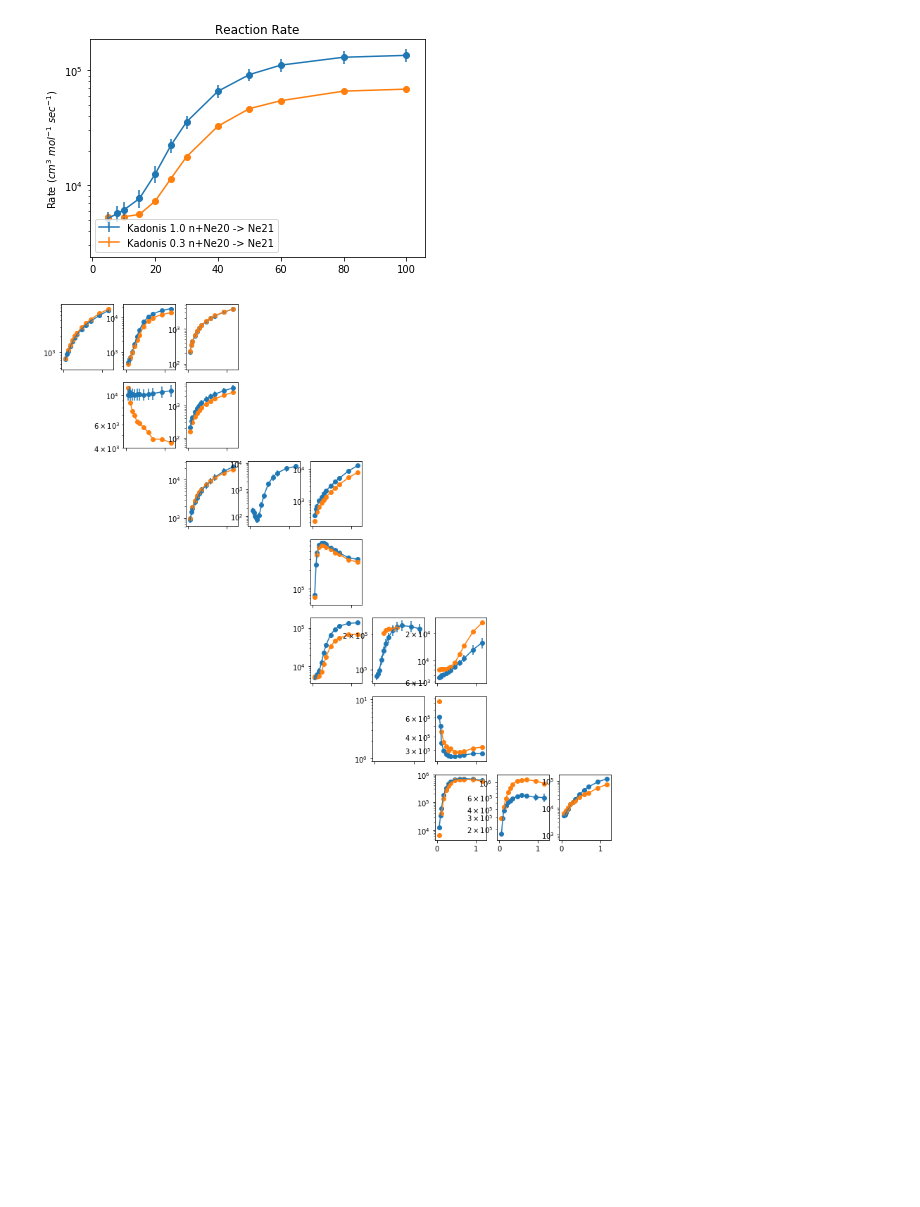
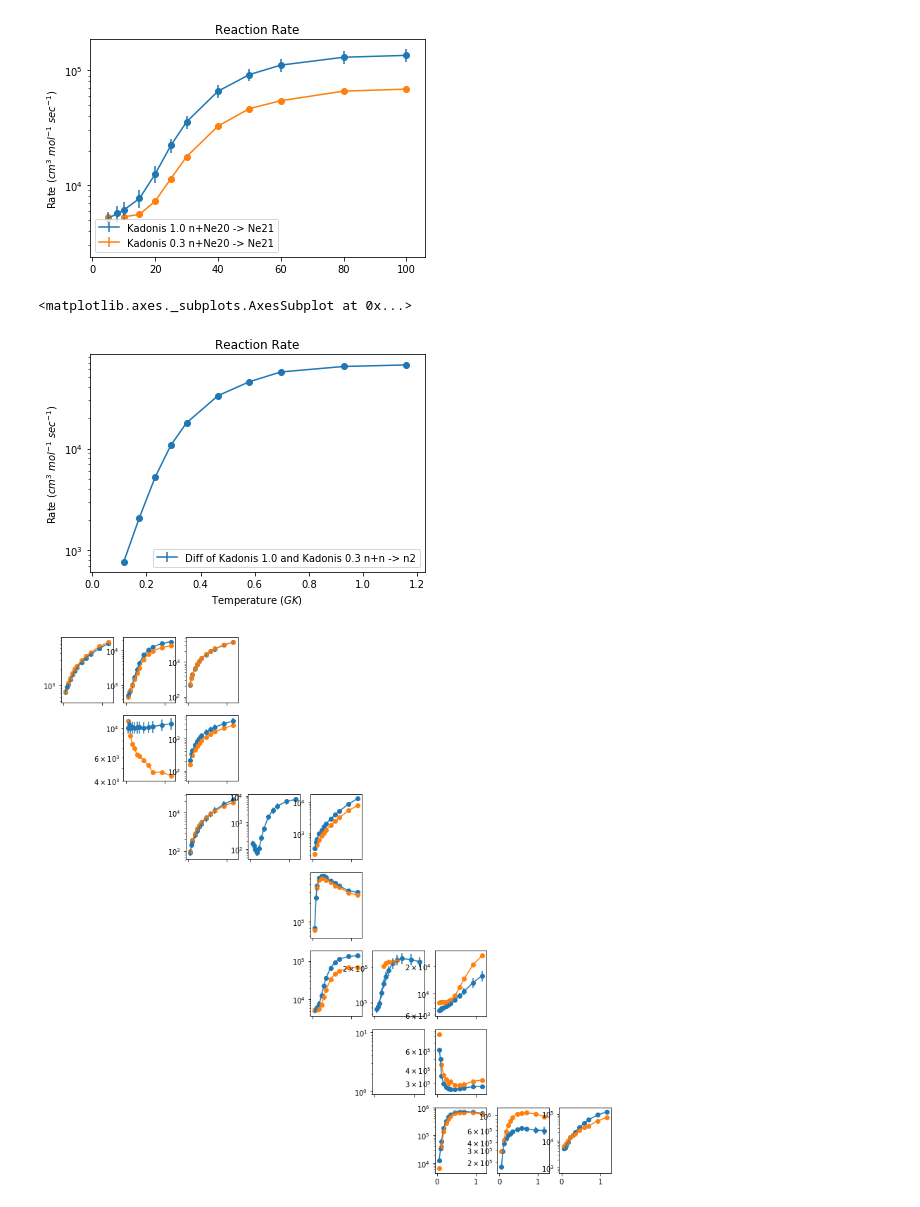
Before and after one commit to Samuel316/Rates, a Jupyter notebook: notebooks/Kadonis_file_compare.ipynb, the cells around one changed output. Saved outputs shown, nothing was run; the diff lists cells and outputs as text; code cells hidden in the pictures; blank space fills up the shorter version.

Commit message:
fixed label in diff

```diff
--- a/notebooks/Kadonis_file_compare.ipynb
+++ b/notebooks/Kadonis_file_compare.ipynb
@@ -24,6 +23,11 @@ kadonis03['ne20'].mpl_plot(temp_unit="KeV")
 # %% [output]
 <matplotlib.axes._subplots.AxesSubplot at 0x...>
 [figure]
+# %%
+kadonis1["Ne20"].diff(kadonis03["NE20"]).mpl_plot()
+# %% [output]
+<matplotlib.axes._subplots.AxesSubplot at 0x...>
+[figure, added]
 # %%
 from rates import Isotope
 def isotope_grid(x, y):
```
Also changed, not shown: parts of 5 cells of this notebook, 1 other file.
